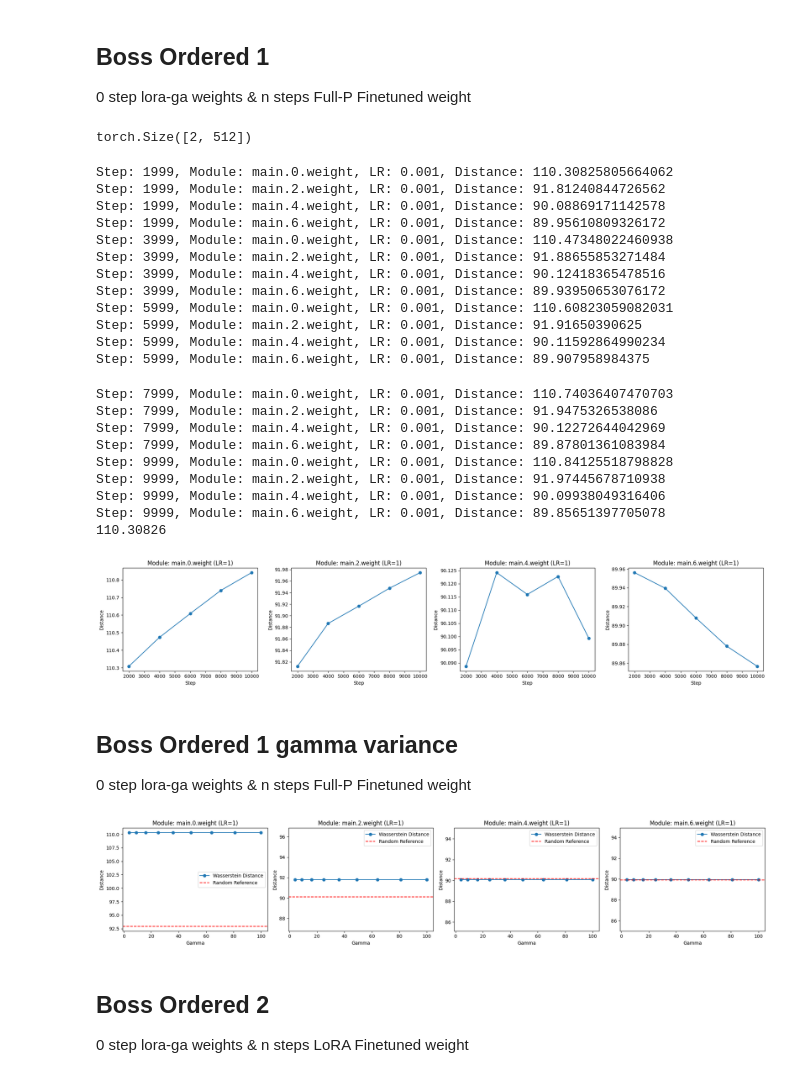
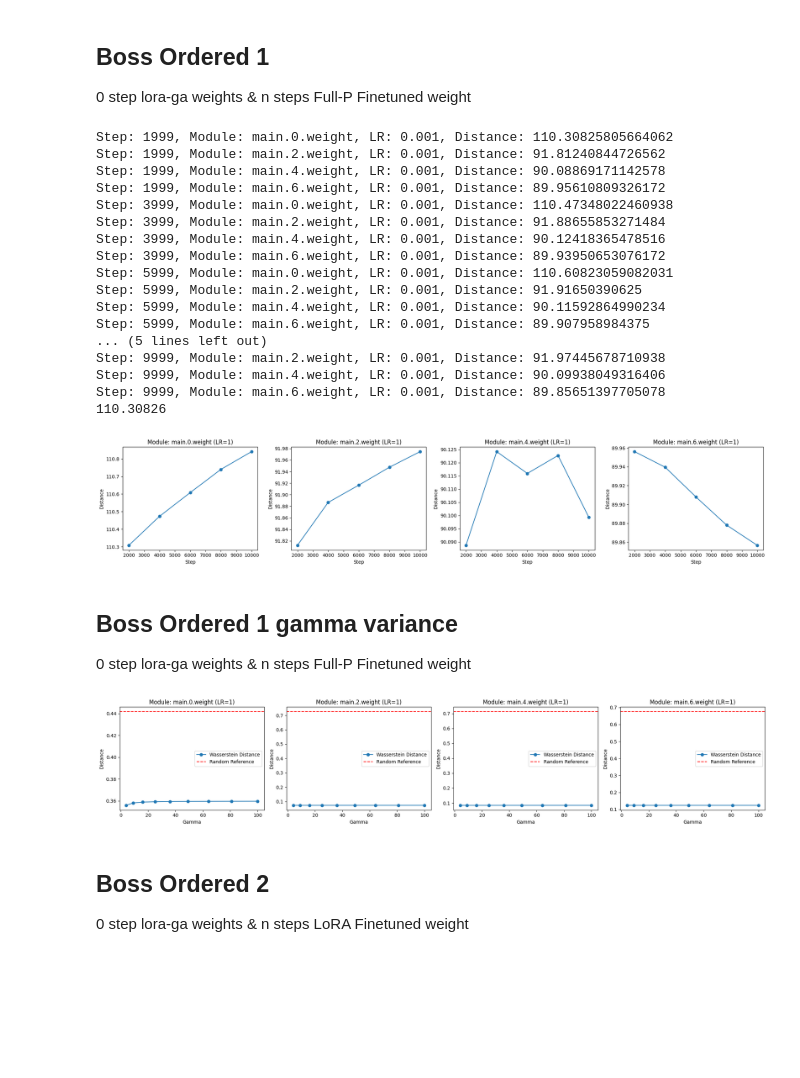
Before and after one commit to jkdxg8837/Diffusion_One, a Jupyter notebook: theorem_veri_loraone.ipynb, the cells around one changed output. Saved outputs shown, nothing was run; the diff lists cells and outputs as text; code cells hidden in the pictures; blank space fills up the shorter version.

```diff
--- a/theorem_veri_loraone.ipynb
+++ b/theorem_veri_loraone.ipynb
@@ -208,14 +208,15 @@ Layer 4: Wasserstein Distance (random) = 0.8439114347236515, Frobenius Norm (ran
 from peft import LoraConfig, get_peft_model
 # checkpoint_steps = [1999,7999,13999,19999]
 vf_lora_reinit = MLP(input_dim=2, time_dim=1, hidden_dim=hidden_dim).to(device)
+vf_lora_reinit.load_state_dict(torch.load(f"/home/u5649209/workspace/flow_matching/ckpts/weights/raw_model_19999.pth", map_location=device))
 lora_config = LoraConfig(
     r=2,
-    lora_alpha=16,
+    lora_alpha=4,
     target_modules=["main.0", "main.2", "main.4", "main.6", "main.8"],  # target Linear layers in MLP
     init_lora_weights="gaussian",
 )
 vf_lora_reinit = get_peft_model(vf_lora_reinit, lora_config)
-print(vf.state_dict()['base_model.model.main.8.lora_A.default.weight'].shape)
+
 
 gamma = 9
 with open(f'/home/u5649209/workspace/flow_matching/ckpts/raw_model_gradients/models_grads_step19999.pkl', 'rb') as f:
@@ -285,28 +286,23 @@ plt.tight_layout()
 
 plt.show()
 # %% [output]
-torch.Size([2, 512])
+Step: 1999, Module: main.0.weight, LR: 0.001, Distance: 110.30825805664062
+Step: 1999, Module: main.2.weight, LR: 0.001, Distance: 91.81240844726562
+Step: 1999, Module: main.4.weight, LR: 0.001, Distance: 90.08869171142578
+Step: 1999, Module: main.6.weight, LR: 0.001, Distance: 89.95610809326172
+Step: 3999, Module: main.0.weight, LR: 0.001, Distance: 110.47348022460938
+Step: 3999, Module: main.2.weight, LR: 0.001, Distance: 91.88655853271484
+Step: 3999, Module: main.4.weight, LR: 0.001, Distance: 90.12418365478516
+Step: 3999, Module: main.6.weight, LR: 0.001, Distance: 89.93950653076172
+Step: 5999, Module: main.0.weight, LR: 0.001, Distance: 110.60823059082031
+Step: 5999, Module: main.2.weight, LR: 0.001, Distance: 91.91650390625
+Step: 5999, Module: main.4.weight, LR: 0.001, Distance: 90.11592864990234
+Step: 5999, Module: main.6.weight, LR: 0.001, Distance: 89.907958984375
+... (5 lines left out)
+Step: 9999, Module: main.2.weight, LR: 0.001, Distance: 91.97445678710938
+Step: 9999, Module: main.4.weight, LR: 0.001, Distance: 90.09938049316406
+Step: 9999, Module: main.6.weight, LR: 0.001, Distance: 89.85651397705078
+110.30826
-Step: 1999, Module: main.0.weight, LR: 0.001, Distance: 110.30825805664062
-Step: 1999, Module: main.2.weight, LR: 0.001, Distance: 91.81240844726562
-Step: 1999, Module: main.4.weight, LR: 0.001, Distance: 90.08869171142578
-Step: 1999, Module: main.6.weight, LR: 0.001, Distance: 89.95610809326172
-Step: 3999, Module: main.0.weight, LR: 0.001, Distance: 110.47348022460938
-Step: 3999, Module: main.2.weight, LR: 0.001, Distance: 91.88655853271484
-Step: 3999, Module: main.4.weight, LR: 0.001, Distance: 90.12418365478516
-Step: 3999, Module: main.6.weight, LR: 0.001, Distance: 89.93950653076172
-Step: 5999, Module: main.0.weight, LR: 0.001, Distance: 110.60823059082031
-Step: 5999, Module: main.2.weight, LR: 0.001, Distance: 91.91650390625
-Step: 5999, Module: main.4.weight, LR: 0.001, Distance: 90.11592864990234
-Step: 5999, Module: main.6.weight, LR: 0.001, Distance: 89.907958984375
-Step: 7999, Module: main.0.weight, LR: 0.001, Distance: 110.74036407470703
-Step: 7999, Module: main.2.weight, LR: 0.001, Distance: 91.9475326538086
-Step: 7999, Module: main.4.weight, LR: 0.001, Distance: 90.12272644042969
-Step: 7999, Module: main.6.weight, LR: 0.001, Distance: 89.87801361083984
-Step: 9999, Module: main.0.weight, LR: 0.001, Distance: 110.84125518798828
-Step: 9999, Module: main.2.weight, LR: 0.001, Distance: 91.97445678710938
-Step: 9999, Module: main.4.weight, LR: 0.001, Distance: 90.09938049316406
-Step: 9999, Module: main.6.weight, LR: 0.001, Distance: 89.85651397705078
-110.30826
 [figure]
 # %% [markdown]
 ## Boss Ordered 1 gamma variance
@@ -327,7 +323,9 @@ for gamma in gamma_list:
         target_modules=["main.0", "main.2", "main.4", "main.6", "main.8"],  # target Linear layers in MLP
         init_lora_weights="gaussian",
     )
+    vf_lora_reinit.load_state_dict(torch.load(f"/home/u5649209/workspace/flow_matching/ckpts/weights/raw_model_19999.pth", map_location=device))
     vf_lora_reinit = get_peft_model(vf_lora_reinit, lora_config)
+
     _ = reinit_lora(vf_lora_reinit, gamma, named_grad)
     state_dict = vf_lora_reinit.state_dict()
 
@@ -380,34 +378,34 @@ for gamma in gamma_list:
         # dis_random = np.arccos(np.clip(dot_product / (norm_after * norm_weights), -1.0, 1.0)) / np.pi * 180
 
 
         # print(f"Gamma: {gamma}, Module: {module}, LR: {1}, Distance: {distance}")
         distance_module_dict[(gamma, module, 1)] = distance
         if (module, "random") not in distance_module_dict:
             distance_module_dict[(module, "random")] = dis_random
 
 # Plot distance vs gamma for learning rate = 1
 lr_fixed = 1
 modules = [m for m in module_list if 'bias' not in m]
 fig, axs = plt.subplots(1, len(modules), figsize=(5 * len(modules), 4))
 if len(modules) == 1:
     axs = [axs]
 for idx, module in enumerate(modules):
     gammas = gamma_list
     distances = [distance_module_dict[(gamma, module, lr_fixed)] for gamma in gammas]
     axs[idx].plot(gammas, distances, marker='o', label='Wasserstein Distance')
     # Plot a horizontal line for the single random reference value
     random_ref = distance_module_dict[(module, "random")]
     axs[idx].axhline(y=random_ref, linestyle='--', color='red', label='Random Reference')
     axs[idx].set_xlabel("Gamma")
     axs[idx].set_ylabel("Distance")
     axs[idx].set_title(f"Module: {module} (LR={lr_fixed})")
     axs[idx].legend()
 
 plt.tight_layout()
 
 plt.show()
 # %% [output]
-[figure, old version]
+[figure, new version]
 # %% [markdown]
 ## Boss Ordered 2
 
```
Also changed, not shown: parts of 3 cells of this notebook, 3 other files.
